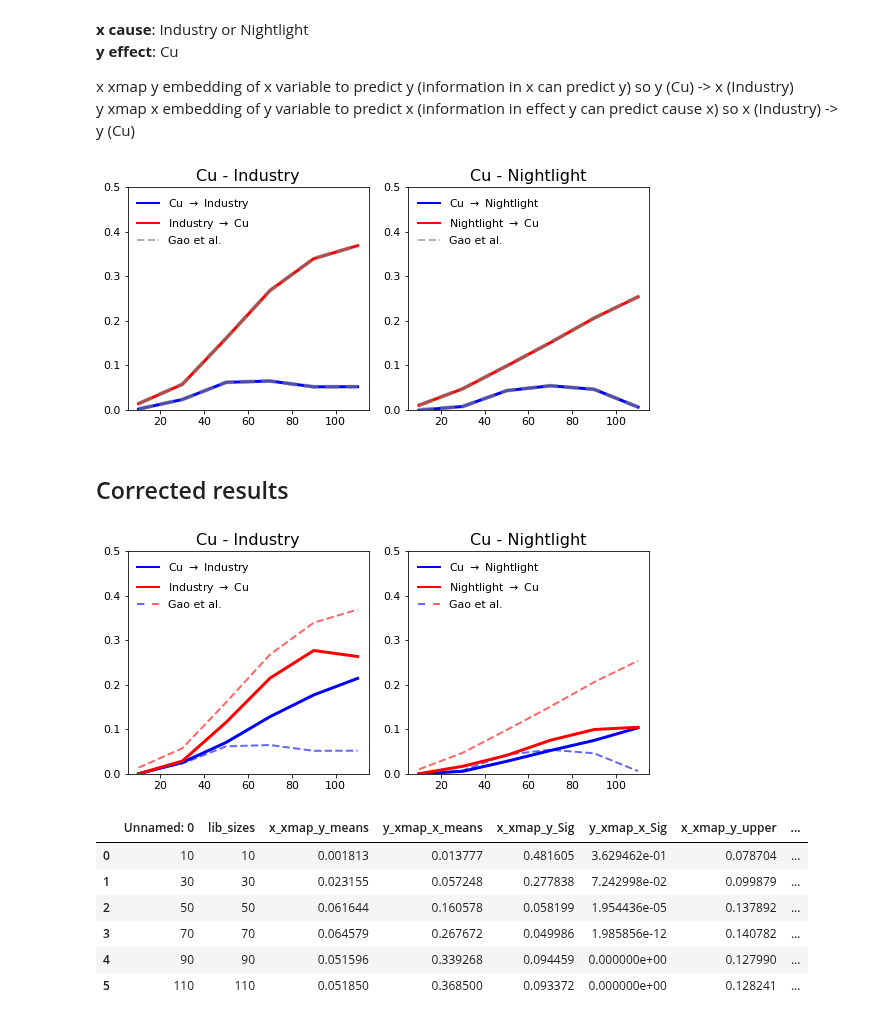
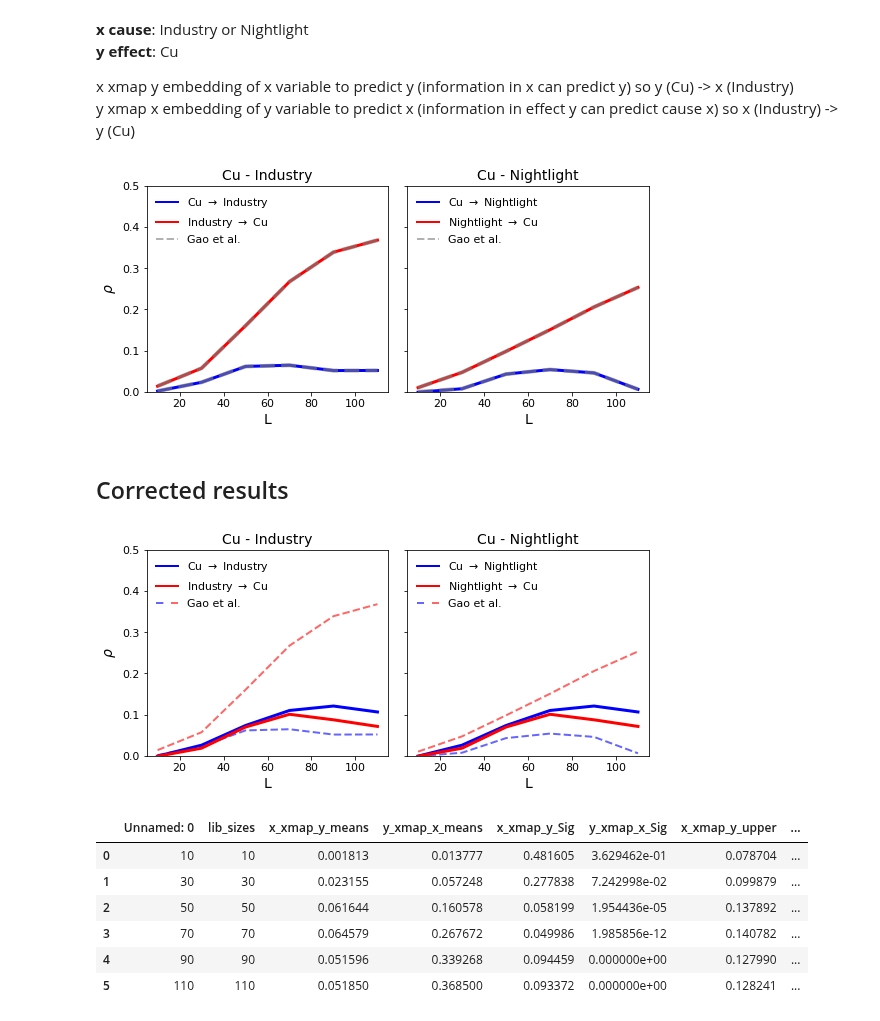
Before and after one commit to KatharinaBracher/GCCM, a Jupyter notebook: code/HeavyMetal.ipynb, the cells around one changed output. Cells and saved outputs as stored; diff of their text form; code cells hidden in the pictures.

Commit message:
correct R code

```diff
--- a/code/HeavyMetal.ipynb
+++ b/code/HeavyMetal.ipynb
@@ -20,7 +20,7 @@ warnings.simplefilter(action='ignore', category=FutureWarning)
 # Set specific font sizes
 plt.rcParams.update({
     'font.size': 14,          # Global font size
-    'axes.titlesize': 16,     # Title font size
+    'axes.titlesize': 14,     # Title font size
     'axes.labelsize': 14,     # X and Y axis labels font size
     'xtick.labelsize': 11,    # X-axis tick labels font size
     'ytick.labelsize': 11,    # Y-axis tick labels font size
@@ -153,7 +153,7 @@ x xmap y embedding of x variable to predict y (information in x can predict y) s
 y xmap x embedding of y variable to predict x (information in  effect y can predict cause x) so x (Industry) -> y (Cu)
 # %%
 # Appendix figure
-fig, ax = plt.subplots(1,2, figsize=(8,4))
+fig, ax = plt.subplots(1,2, figsize=(8,4), sharex=True, sharey=True)
 ax[0].plot(lib_sizes, ix_xmap_y, c='b', lw=3, label = r'Cu $\rightarrow$ Industry')
 ax[0].plot(lib_sizes, iy_xmap_x, c='r', lw=3, label = r'Industry $\rightarrow$ Cu')
 
@@ -161,6 +161,8 @@ ax[0].plot(lib_sizes, list(iresultsr['x_xmap_y_means']), '--', c='grey', alpha=0
 ax[0].plot(lib_sizes, list(iresultsr['y_xmap_x_means']), '--', c='grey', alpha=0.6, lw=4)
 ax[0].set_ylim(0,0.5)
 ax[0].set_title('Cu - Industry')
+ax[0].set_xlabel('L')
+ax[0].set_ylabel(r'$\rho$')
 legend = ax[0].legend(loc='upper left', frameon=False)
 for legobj in legend.legendHandles:
     legobj.set_linewidth(2)
@@ -171,6 +173,7 @@ ax[1].plot(lib_sizes, list(nresultsr['x_xmap_y_means']), '--', c='grey', alpha=0
 ax[1].plot(lib_sizes, list(nresultsr['y_xmap_x_means']), '--', c='grey', alpha=0.6, lw=4)
 ax[1].set_ylim(0,0.5)
 ax[1].set_title('Cu - Nightlight')
+ax[1].set_xlabel('L')
 ax[1].set_ylim(0,0.5)
 legend = ax[1].legend(loc='upper left', frameon=False)
 for legobj in legend.legendHandles:
@@ -179,6 +182,6 @@ for legobj in legend.legendHandles:
 plt.tight_layout()
 plt.show()
 # %% [output]
-[figure, old version]
+[figure, new version]
 # %% [markdown]
 ## Corrected results
@@ -187 +190,20 @@ plt.show()
+# %%
+# Load the results from file
+# python results
+with open('corrected/Iresults.pkl', 'rb') as pickle_file:
+    iresults_correct = pickle.load(pickle_file)
+with open('corrected/Nresults.pkl', 'rb') as pickle_file:
+    nresults_correct = pickle.load(pickle_file)
+# R results
+# %%
+ix_xmap_y_correct = []
+iy_xmap_x_correct = []
+for lib in lib_sizes:
+    ix_xmap_y_correct.append(iresults_correct['x_xmap_y'][lib]['mean'])
+    iy_xmap_x_correct.append(iresults_correct['y_xmap_x'][lib]['mean'])
+nx_xmap_y_correct = []
+ny_xmap_x_correct = []
+for lib in lib_sizes:
+    nx_xmap_y_correct.append(nresults_correct['x_xmap_y'][lib]['mean'])
+    ny_xmap_x_correct.append(nresults_correct['y_xmap_x'][lib]['mean'])
 # %%
@@ -190,33 +212,36 @@ nresultsr_correct = pd.read_csv('../Gao_code/raster_corrected/results/Nresults_c
 # %%
-fig, ax = plt.subplots(1,2, figsize=(8,4))
+fig, ax = plt.subplots(1,2, figsize=(8,4), sharex=True, sharey=True)
 p1,= ax[0].plot(lib_sizes, ix_xmap_y, '--', c='b', alpha=0.6, lw=2, label='original')
 p2,= ax[0].plot(lib_sizes, iy_xmap_x, '--', c='r', alpha=0.6, lw=2)
-p3,= ax[0].plot(lib_sizes, list(iresultsr_correct['x_xmap_y_means']),  c='b',  lw=3, label = r'Cu $\rightarrow$ Industry')
-p4,= ax[0].plot(lib_sizes, list(iresultsr_correct['y_xmap_x_means']),  c='r',  lw=3, label = r'Industry $\rightarrow$ Cu')
+p3,= ax[0].plot(lib_sizes, ix_xmap_y_correct,  c='b',  lw=3, label = r'Cu $\rightarrow$ Industry')
+p4,= ax[0].plot(lib_sizes, iy_xmap_x_correct,  c='r',  lw=3, label = r'Industry $\rightarrow$ Cu')
 ax[0].set_ylim(0,0.5)
 ax[0].set_title('Cu - Industry')
+ax[0].set_xlabel('L')
+ax[0].set_ylabel(r'$\rho$')
 legend = ax[0].legend([p3, p4, (p1, p2)], [r'Cu $\rightarrow$ Industry', r'Industry $\rightarrow$ Cu', 'Gao et al.'], scatterpoints=1,
                numpoints=1, markerscale=1., handler_map={tuple: HandlerTuple(ndivide=None, pad=0.7)},
                       loc='upper left', frameon=False)
 for legobj in legend.legendHandles:
     legobj.set_linewidth(2)
 
 p1,= ax[1].plot(lib_sizes, nx_xmap_y, '--', c='b', alpha=0.6, lw=2, label='original')
 p2,= ax[1].plot(lib_sizes, ny_xmap_x, '--', c='r', alpha=0.6, lw=2)
-p3,= ax[1].plot(lib_sizes, list(nresultsr_correct['x_xmap_y_means']),  c='b',  lw=3, label = r'Cu $\rightarrow$ Industry')
-p4,= ax[1].plot(lib_sizes, list(nresultsr_correct['y_xmap_x_means']),  c='r',  lw=3, label = r'Industry $\rightarrow$ Cu')
+p3,= ax[1].plot(lib_sizes, nx_xmap_y_correct,  c='b',  lw=3, label = r'Cu $\rightarrow$ Industry')
+p4,= ax[1].plot(lib_sizes, ny_xmap_x_correct,  c='r',  lw=3, label = r'Industry $\rightarrow$ Cu')
 ax[1].set_ylim(0,0.5)
 ax[1].set_title('Cu - Nightlight')
+ax[1].set_xlabel('L')
 legend = ax[1].legend([p3, p4, (p1, p2)], [r'Cu $\rightarrow$ Nightlight', r'Nightlight $\rightarrow$ Cu', 'Gao et al.'], scatterpoints=1,
                numpoints=1, markerscale=1., handler_map={tuple: HandlerTuple(ndivide=None, pad=0.7)},
                       loc='upper left', frameon=False)
 for legobj in legend.legendHandles:
     legobj.set_linewidth(2)
 
 plt.tight_layout()
 plt.show()
 # %% [output]
-[figure, old version]
+[figure, new version]
 # %%
 iresultsr
 # %% [output]
```
Also changed, not shown: parts of 5 cells of this notebook, 3 other files.
